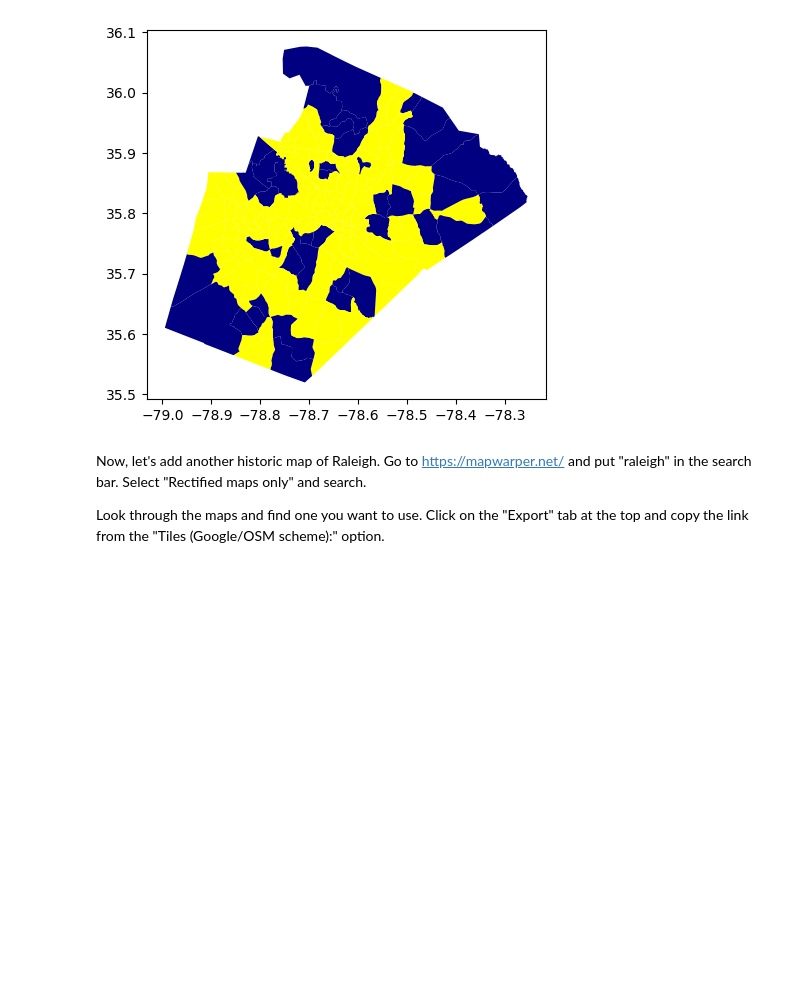
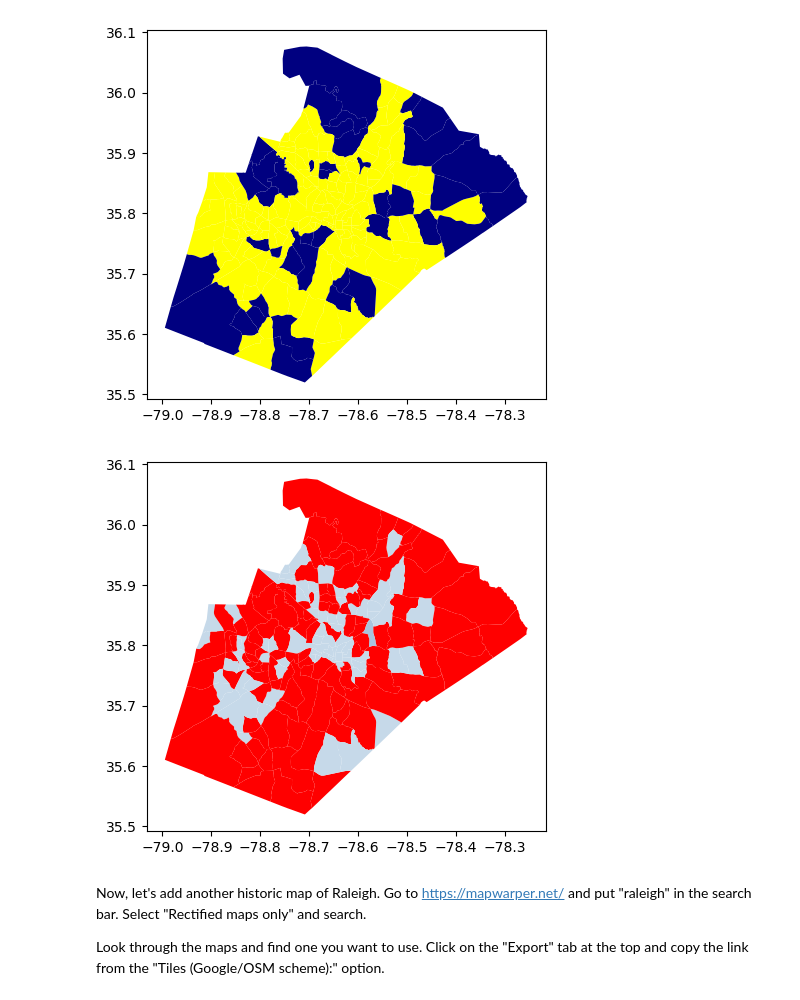
Before and after one commit to cmnottin/leaflet_storymap_2023, a Jupyter notebook: storymap.ipynb, the cells around one changed output. Drawn from its saved outputs; the diff is of its cells as text; code cells hidden in the pictures; blank space fills up the shorter version.

Commit message:
geo color update

```diff
--- a/storymap.ipynb
+++ b/storymap.ipynb
@@ -619,6 +619,13 @@ wake_co.plot(color=wake_co['fillColor'])
 wake_co.to_file('./geojson/wake_county_census_tracts.geojson', driver='GeoJSON')
 # %% [output]
 [figure]
+# %%
+wake_co.loc[wake_co['AWATER']>10000, 'fillColor'] = 'red'
+wake_co.plot(color=wake_co['fillColor'])
+
+wake_co.to_file('./geojson/wake_county_census_tracts.geojson', driver='GeoJSON')
+# %% [output]
+[figure, added]
 # %% [markdown]
 Now, let's add another historic map of Raleigh. Go to https://mapwarper.net/ and put "raleigh" in the search bar. Select "Rectified maps only" and search.
 
```
Also changed, not shown: 1 other file.
